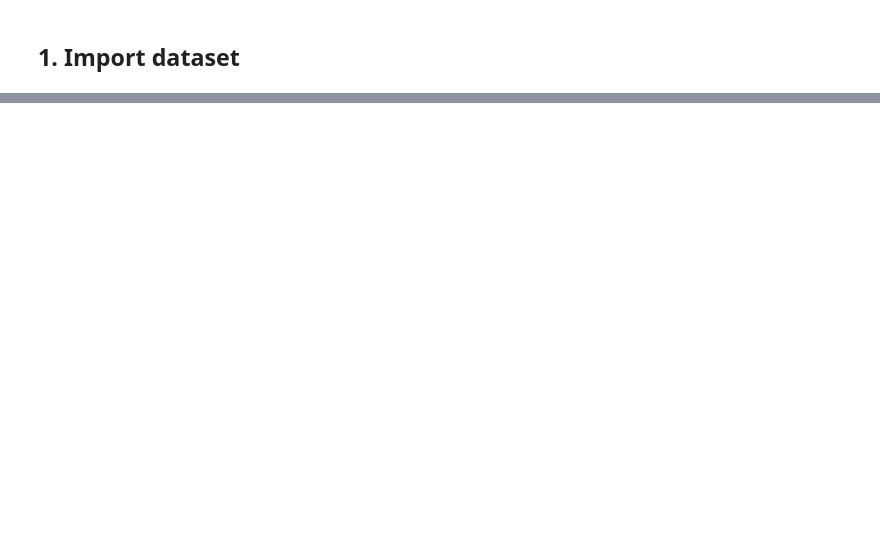
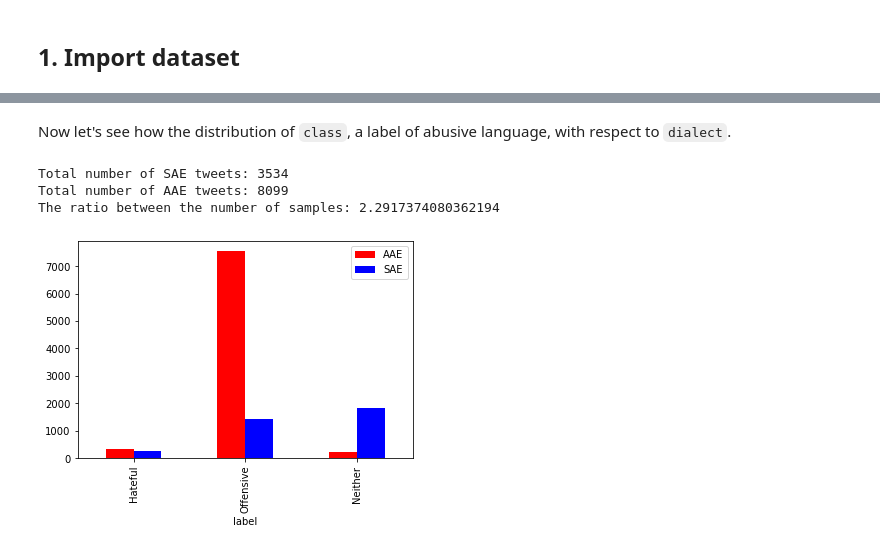
Before and after one commit to umartaufiqul/bias-awareness-platform, a Jupyter notebook: distribute/Assignment.ipynb, the cells around one changed output, grey strips where cells are left out. Saved outputs shown, nothing was run; the diff lists cells and outputs as text; code cells hidden in the pictures; blank space fills up the shorter version.

```diff
--- a/distribute/Assignment.ipynb
+++ b/distribute/Assignment.ipynb
@@ -232,0 +467,28 @@ whiteTweet = pd.DataFrame(data={'tweet': tweetList, 'class': [1 for i in range(l
+# %%
+
+originalDataset = formattedData
+
+def determineDialect(tweet) :
+    # returns a label of the dialect prediction
+
+    pred = dialectPrediction.predict(tweet.split())
+
+    if pred is None :
+        return 'Unknown'
+
+
+    if pred[0] >= 0.5 :
+        return 'AAE'
+    elif pred[3] >= 0.5 :
+        return 'SAE'
+    else:
+        return 'Unknown'
+
+datasetWithGroups = pd.concat([originalDataset,
+
+                               pd.DataFrame([ determineDialect(t) for t in formattedData['tweet'] ], columns=['dialect']
+
+                               )
+                              ], axis=1)
+
+datasetWithGroups
@@ -232,0 +509,21 @@ whiteTweet = pd.DataFrame(data={'tweet': tweetList, 'class': [1 for i in range(l
+# %% [markdown]
+Now let's see how the distribution of `class`, a label of abusive language, with respect to `dialect`.
+# %%
+SAE_dist = datasetWithGroups.loc[datasetWithGroups['dialect'] == 'SAE']['class'].value_counts()
+AAE_dist = datasetWithGroups.loc[datasetWithGroups['dialect'] == 'AAE']['class'].value_counts()
+
+df = pd.DataFrame([ [datasetInfo['label'][x], AAE_dist[x], SAE_dist[x]] for x in range(len(datasetInfo['label'])) ],
+
+                  columns=['label', 'AAE', 'SAE'])
+
+df.plot(kind='bar', x='label', color=['red', 'blue'], width=0.5, position=0.5)
+
+print("Total number of SAE tweets: {}".format(sum(SAE_dist)))
+print("Total number of AAE tweets: {}".format(sum(AAE_dist)))
+
+print("The ratio between the number of samples: {}".format((sum(AAE_dist)/sum(SAE_dist))))
+# %% [output]
+Total number of SAE tweets: 3534
+Total number of AAE tweets: 8099
+The ratio between the number of samples: 2.2917374080362194
+[figure, added]
```
Also changed, not shown: parts of 50 cells of this notebook, 10 other files.
